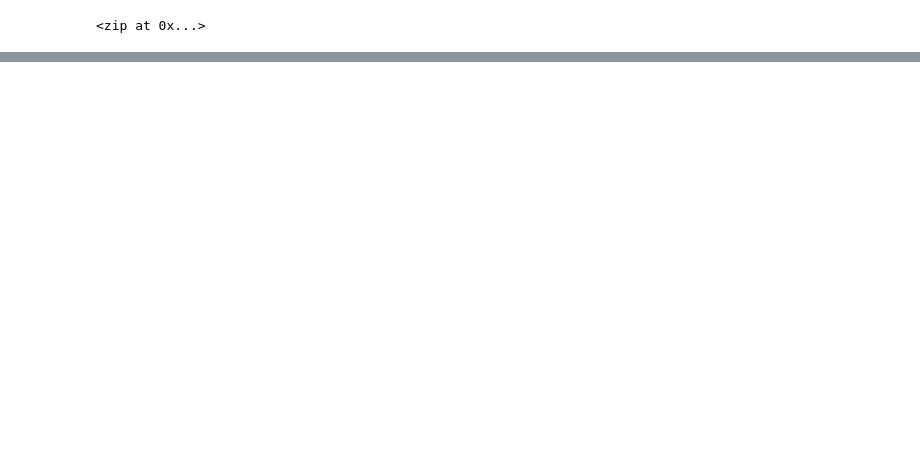
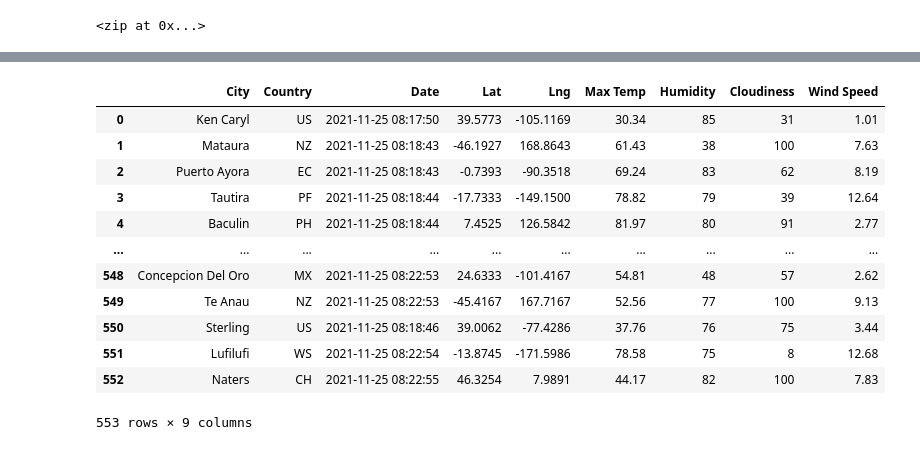
Before and after one commit to Samkyang/World_Weather_Analysis, a Jupyter notebook: WeatherPy.ipynb, the cells around one changed output, grey strips where cells are left out. Drawn from its saved outputs; the diff is of its cells as text; code cells hidden in the pictures; blank space fills up the shorter version.

```diff
--- a/WeatherPy.ipynb
+++ b/WeatherPy.ipynb
@@ -51,4 +82,14 @@ Beginning Data Retrieval
 # %%
+# Create an empty list to hold the weather data.
+city_data = []
+# Print the beginning of the logging.
+print("Beginning Data Retrieval     ")
+print("-----------------------------")
+
+# Create counters.
+record_count = 1
+set_count = 1
+
 # Loop through all the cities in the list.
 for i, city in enumerate(cities):
 
@@ -56,19 +97,23 @@ for i, city in enumerate(cities):
     if (i % 50 == 0 and i >= 50):
         set_count += 1
         record_count = 1
-        time.sleep(60)
 
     # Create endpoint URL with each city.
     city_url = url + "&q=" + city.replace(" ","+")
 
+
     # Log the URL, record, and set numbers and the city.
     print(f"Processing Record {record_count} of Set {set_count} | {city}")
+
     # Add 1 to the record count.
     record_count += 1
-# Run an API request for each of the cities.
+
+    # Run an API request for each of the cities.
     try:
+
         # Parse the JSON and retrieve data.
         city_weather = requests.get(city_url).json()
+
         # Parse out the needed data.
         city_lat = city_weather["coord"]["lat"]
         city_lng = city_weather["coord"]["lon"]
@@ -77,8 +122,10 @@ for i, city in enumerate(cities):
         city_clouds = city_weather["clouds"]["all"]
         city_wind = city_weather["wind"]["speed"]
         city_country = city_weather["sys"]["country"]
+
         # Convert the date to ISO standard.
         city_date = datetime.utcfromtimestamp(city_weather["dt"]).strftime('%Y-%m-%d %H:%M:%S')
+
         # Append the city information into city_data list.
         city_data.append({"City": city.title(),
                           "Lat": city_lat,
@@ -90,10 +137,11 @@ for i, city in enumerate(cities):
                           "Country": city_country,
                           "Date": city_date})
 
-# If an error is experienced, skip the city.
+    # If an error is experienced, skip the city.
     except:
         print("City not found. Skipping...")
         pass
+
 
 # Indicate that Data Loading is complete.
 print("-----------------------------")
@@ -127,0 +168,4 @@ FileNotFoundError: [Errno 2] No such file or directory
+# %%
+# Convert the array of dictionaries to a Pandas DataFrame.
+city_data_df = pd.DataFrame(city_data)
+city_data_df.head(10)
@@ -127,0 +184,21 @@ FileNotFoundError: [Errno 2] No such file or directory
+# %%
+#Reorder the column orders
+new_column_order = ["City", "Country", "Date", "Lat", "Lng", "Max Temp", "Humidity", "Cloudiness", "Wind Speed"]
+# %%
+city_data_df = city_data_df[new_column_order]
+# %%
+city_data_df
+# %% [output]
+|  | City | Country | Date | Lat | Lng | Max Temp | Humidity | Cloudiness | Wind Speed |
+| 0 | Ken Caryl | US | 2021-11-25 08:17:50 | 39.5773 | -105.1169 | 30.34 | 85 | 31 | 1.01 |
+| 1 | Mataura | NZ | 2021-11-25 08:18:43 | -46.1927 | 168.8643 | 61.43 | 38 | 100 | 7.63 |
+| 2 | Puerto Ayora | EC | 2021-11-25 08:18:43 | -0.7393 | -90.3518 | 69.24 | 83 | 62 | 8.19 |
+| 3 | Tautira | PF | 2021-11-25 08:18:44 | -17.7333 | -149.1500 | 78.82 | 79 | 39 | 12.64 |
+| 4 | Baculin | PH | 2021-11-25 08:18:44 | 7.4525 | 126.5842 | 81.97 | 80 | 91 | 2.77 |
+| ... | ... | ... | ... | ... | ... | ... | ... | ... | ... |
+| 548 | Concepcion Del Oro | MX | 2021-11-25 08:22:53 | 24.6333 | -101.4167 | 54.81 | 48 | 57 | 2.62 |
+| 549 | Te Anau | NZ | 2021-11-25 08:22:53 | -45.4167 | 167.7167 | 52.56 | 77 | 100 | 9.13 |
+| 550 | Sterling | US | 2021-11-25 08:18:46 | 39.0062 | -77.4286 | 37.76 | 76 | 75 | 3.44 |
+| 551 | Lufilufi | WS | 2021-11-25 08:22:54 | -13.8745 | -171.5986 | 78.58 | 75 | 8 | 12.68 |
+| 552 | Naters | CH | 2021-11-25 08:22:55 | 46.3254 | 7.9891 | 44.17 | 82 | 100 | 7.83 |
+553 rows × 9 columns
```
Also changed, not shown: parts of 11 cells of this notebook, 2 other files.
